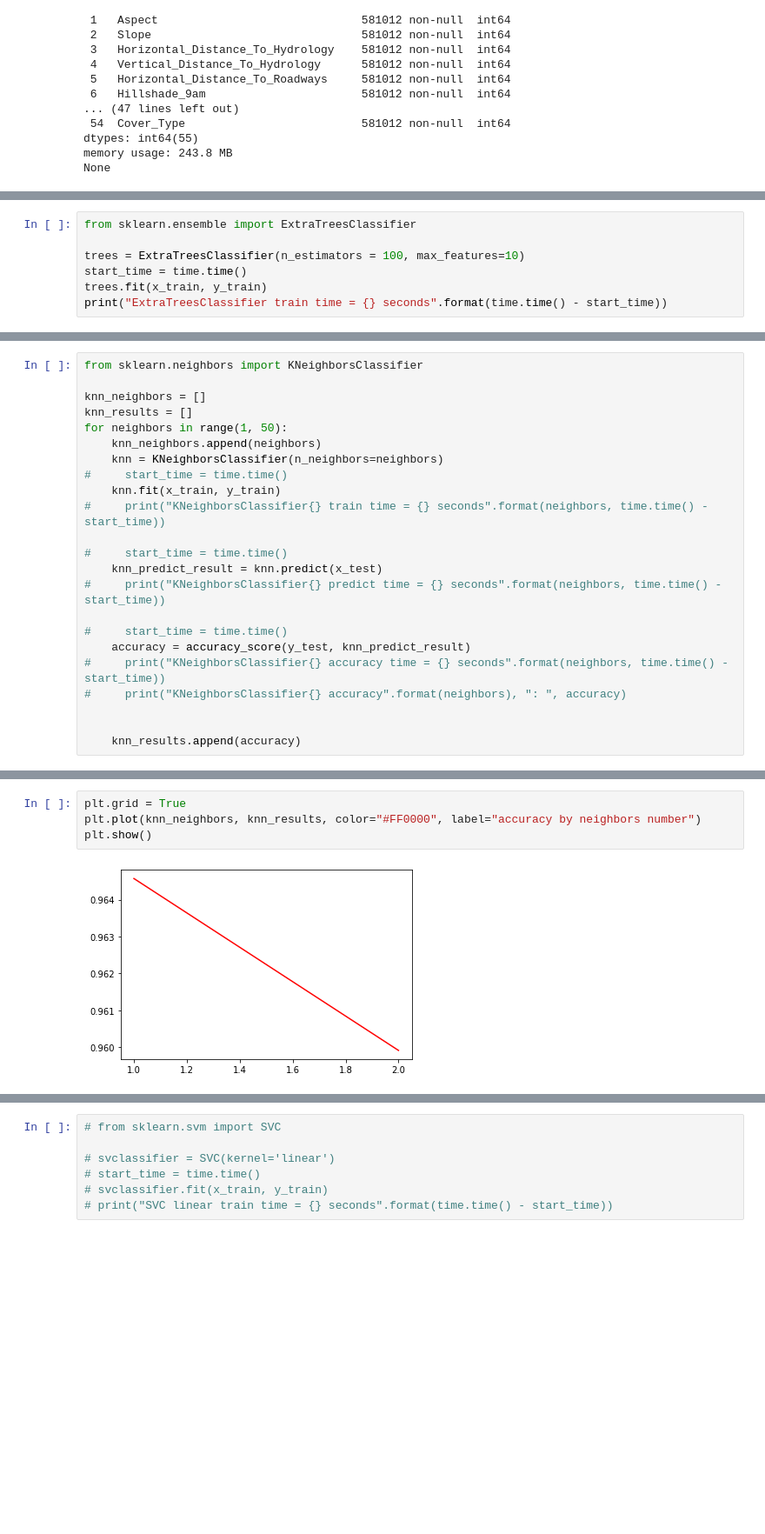
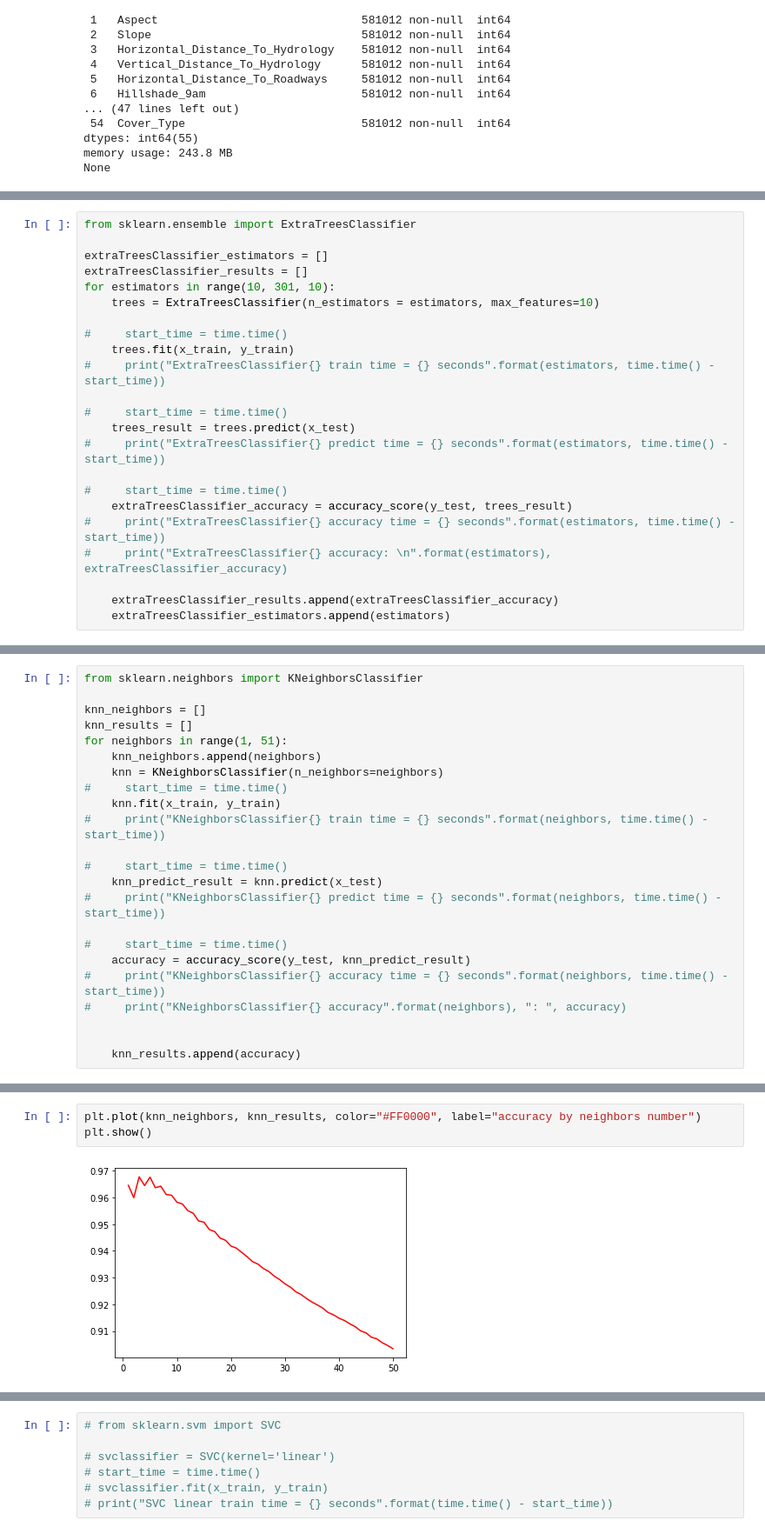
Before and after one commit to seryogasx/Diplom, a Jupyter notebook: forest/test.ipynb, the cells around one changed output, grey strips where cells are left out. Shown: that part at 87% size. Drawn from its saved outputs; the diff is of its cells as text; blank space fills up the shorter version.

Commit message:
some first results

```diff
--- a/forest/test.ipynb
+++ b/forest/test.ipynb
@@ -74,7 +74,23 @@ Train test split time = 0.5486798286437988 seconds
 # %%
 from sklearn.ensemble import ExtraTreesClassifier
 
-trees = ExtraTreesClassifier(n_estimators = 100, max_features=10)
-start_time = time.time()
-trees.fit(x_train, y_train)
-print("ExtraTreesClassifier train time = {} seconds".format(time.time() - start_time))
+extraTreesClassifier_estimators = []
+extraTreesClassifier_results = []
+for estimators in range(10, 301, 10):
+    trees = ExtraTreesClassifier(n_estimators = estimators, max_features=10)
+
+#     start_time = time.time()
+    trees.fit(x_train, y_train)
+#     print("ExtraTreesClassifier{} train time = {} seconds".format(estimators, time.time() - start_time))
+
+#     start_time = time.time()
+    trees_result = trees.predict(x_test)
+#     print("ExtraTreesClassifier{} predict time = {} seconds".format(estimators, time.time() - start_time))
+
+#     start_time = time.time()
+    extraTreesClassifier_accuracy = accuracy_score(y_test, trees_result)
+#     print("ExtraTreesClassifier{} accuracy time = {} seconds".format(estimators, time.time() - start_time))
+#     print("ExtraTreesClassifier{} accuracy: \n".format(estimators), extraTreesClassifier_accuracy)
+
+    extraTreesClassifier_results.append(extraTreesClassifier_accuracy)
+    extraTreesClassifier_estimators.append(estimators)
@@ -99,7 +108,7 @@ from sklearn.neighbors import KNeighborsClassifier
 
 knn_neighbors = []
 knn_results = []
-for neighbors in range(1, 50):
+for neighbors in range(1, 51):
     knn_neighbors.append(neighbors)
     knn = KNeighborsClassifier(n_neighbors=neighbors)
 #     start_time = time.time()
@@ -126,9 +150,8 @@ Neighbors=2, accuracy=0.959918211672048
 # %%
-plt.grid = True
 plt.plot(knn_neighbors, knn_results, color="#FF0000", label="accuracy by neighbors number")
 plt.show()
 # %% [output]
-[figure, old version]
+[figure, new version]
 # %%
 import xgboost
 
```
Also changed, not shown: parts of 14 cells of this notebook.
